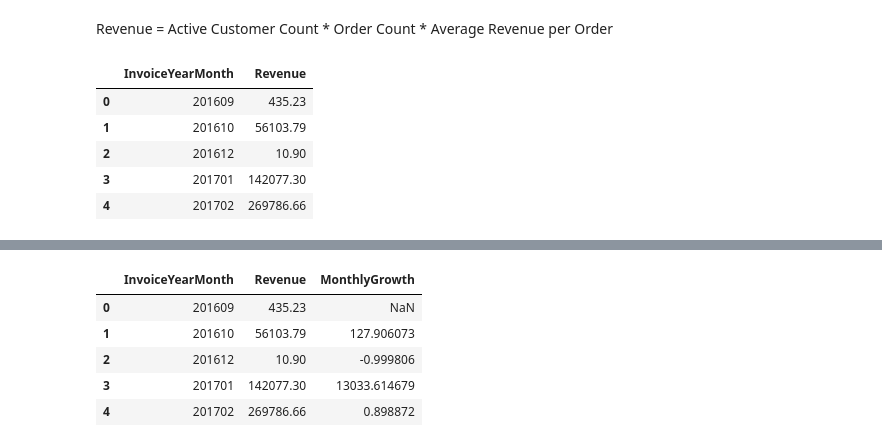
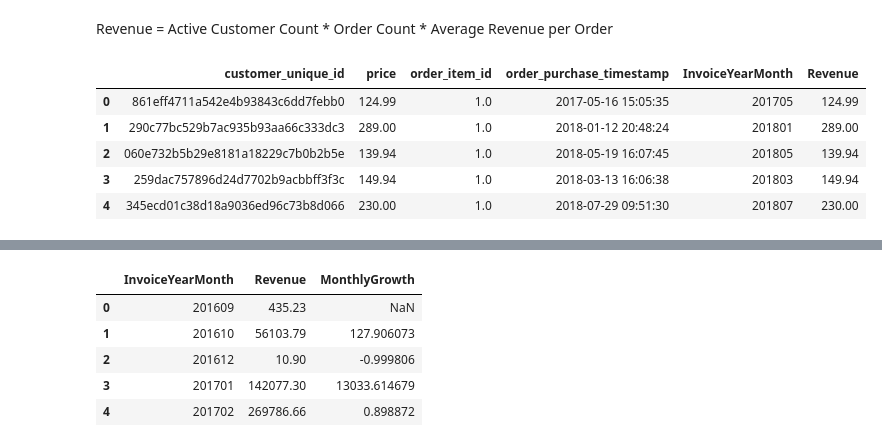
Before and after one commit to shweta-yadav15/Ecommerce-Data-Analysis, a Jupyter notebook: Know_your_metrics.ipynb, the cells around one changed output, grey strips where cells are left out. Saved outputs shown, nothing was run; the diff lists cells and outputs as text; code cells hidden in the pictures.

```diff
--- a/Know_your_metrics.ipynb
+++ b/Know_your_metrics.ipynb
@@ -94,18 +82,18 @@ Revenue = Active Customer Count * Order Count * Average Revenue per Order
 # %%
 #converting the type of Invoice Date Field from string to datetime.
 orders['order_purchase_timestamp'] = pd.to_datetime(orders['order_purchase_timestamp'])
 
 #creating YearMonth field for the ease of reporting and visualization
 orders['InvoiceYearMonth'] = orders['order_purchase_timestamp'].map(lambda date: 100*date.year + date.month)
 
 #calculate Revenue for each row and create a new dataframe with YearMonth - Revenue columns
 orders['Revenue'] = orders['price'] * orders['order_item_id']
 orders_revenue = orders.groupby(['InvoiceYearMonth'])['Revenue'].sum().reset_index()
-orders_revenue.head()
+orders.head()
 # %% [output]
-|  | InvoiceYearMonth | Revenue |
-| 0 | 201609 | 435.23 |
-| 1 | 201610 | 56103.79 |
-| 2 | 201612 | 10.90 |
-| 3 | 201701 | 142077.30 |
-| 4 | 201702 | 269786.66 |
+|  | customer_unique_id | price | order_item_id | order_purchase_timestamp | InvoiceYearMonth | Revenue |
+| 0 | 861eff4711a542e4b93843c6dd7febb0 | 124.99 | 1.0 | 2017-05-16 15:05:35 | 201705 | 124.99 |
+| 1 | 290c77bc529b7ac935b93aa66c333dc3 | 289.00 | 1.0 | 2018-01-12 20:48:24 | 201801 | 289.00 |
+| 2 | 060e732b5b29e8181a18229c7b0b2b5e | 139.94 | 1.0 | 2018-05-19 16:07:45 | 201805 | 139.94 |
+| 3 | 259dac757896d24d7702b9acbbff3f3c | 149.94 | 1.0 | 2018-03-13 16:06:38 | 201803 | 149.94 |
+| 4 | 345ecd01c38d18a9036ed96c73b8d066 | 230.00 | 1.0 | 2018-07-29 09:51:30 | 201807 | 230.00 |
```
Also changed, not shown: parts of 20 cells of this notebook.
